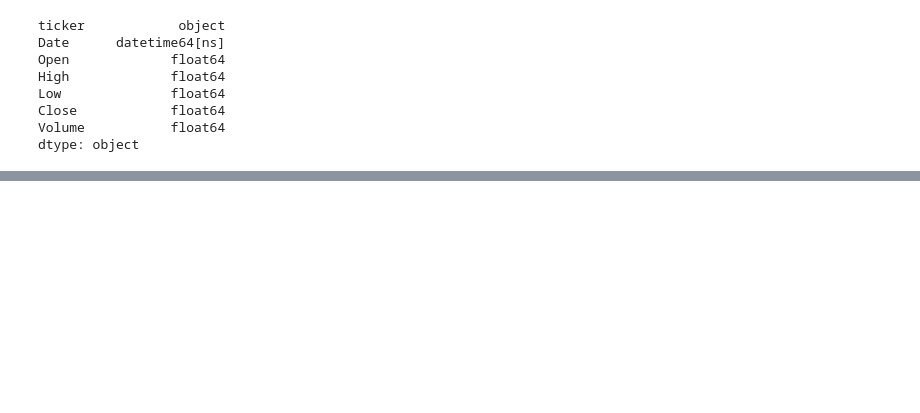
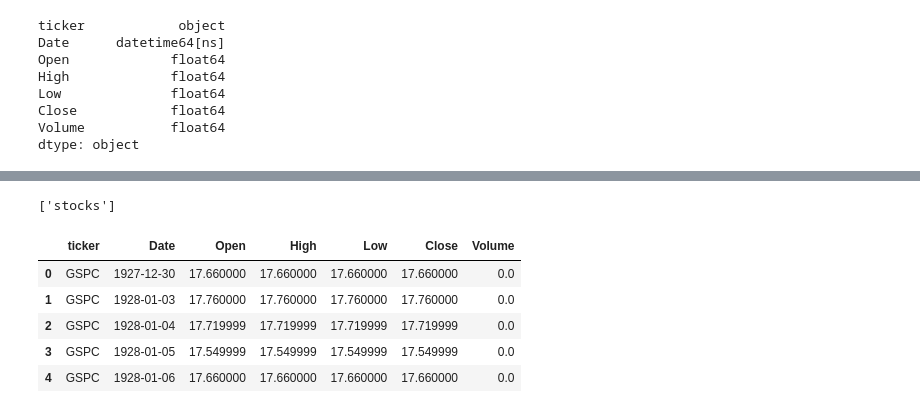
Before and after one commit to Alphaomegainfinity/yahoo_stocks_market, a Jupyter notebook: yfinance.ipynb, the cells around one changed output, grey strips where cells are left out. Saved outputs shown, nothing was run; the diff lists cells and outputs as text; code cells hidden in the pictures; blank space fills up the shorter version.

Commit message:
download data from yahoo finance and save it to database for future use

```diff
--- a/yfinance.ipynb
+++ b/yfinance.ipynb
@@ -161,0 +177,15 @@ master_data.to_csv('Data\master_stock_data.csv', index=False)
+# %%
+# connect to SQL database
+
+protocol = 'postgresql'
+host = 'localhost'
+port = 5432
+database_name = 'yahoo_stock_db'
+rds_connection_string = f'{protocol}://postgres:{password}@{host}:{port}/{database_name}'
+engine = create_engine(rds_connection_string)
+insp = inspect(engine)
+# %%
+# check tables
+insp.get_table_names()
+# %% [output]
+['stocks']
@@ -161,0 +214,10 @@ master_data.to_csv('Data\master_stock_data.csv', index=False)
+# %%
+#checking data
+pd.read_sql_query('select * from stocks', con=engine).head()
+# %% [output]
+|  | ticker | Date | Open | High | Low | Close | Volume |
+| 0 | GSPC | 1927-12-30 | 17.660000 | 17.660000 | 17.660000 | 17.660000 | 0.0 |
+| 1 | GSPC | 1928-01-03 | 17.760000 | 17.760000 | 17.760000 | 17.760000 | 0.0 |
+| 2 | GSPC | 1928-01-04 | 17.719999 | 17.719999 | 17.719999 | 17.719999 | 0.0 |
+| 3 | GSPC | 1928-01-05 | 17.549999 | 17.549999 | 17.549999 | 17.549999 | 0.0 |
+| 4 | GSPC | 1928-01-06 | 17.660000 | 17.660000 | 17.660000 | 17.660000 | 0.0 |
```
Also changed, not shown: parts of 11 cells of this notebook, 1 other file.
